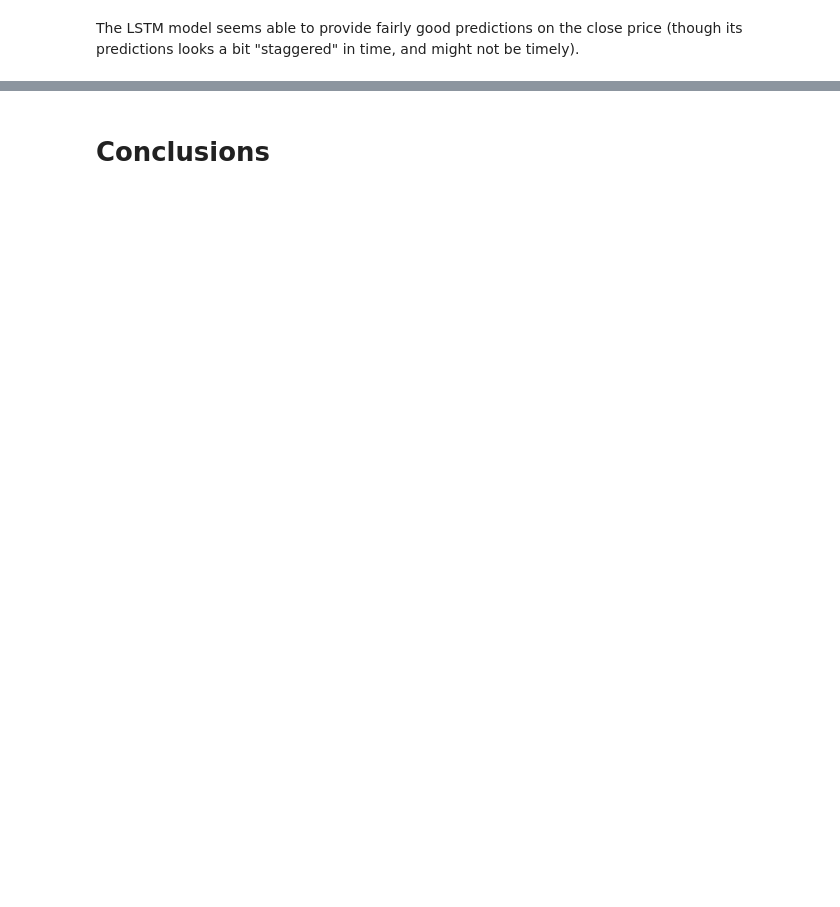
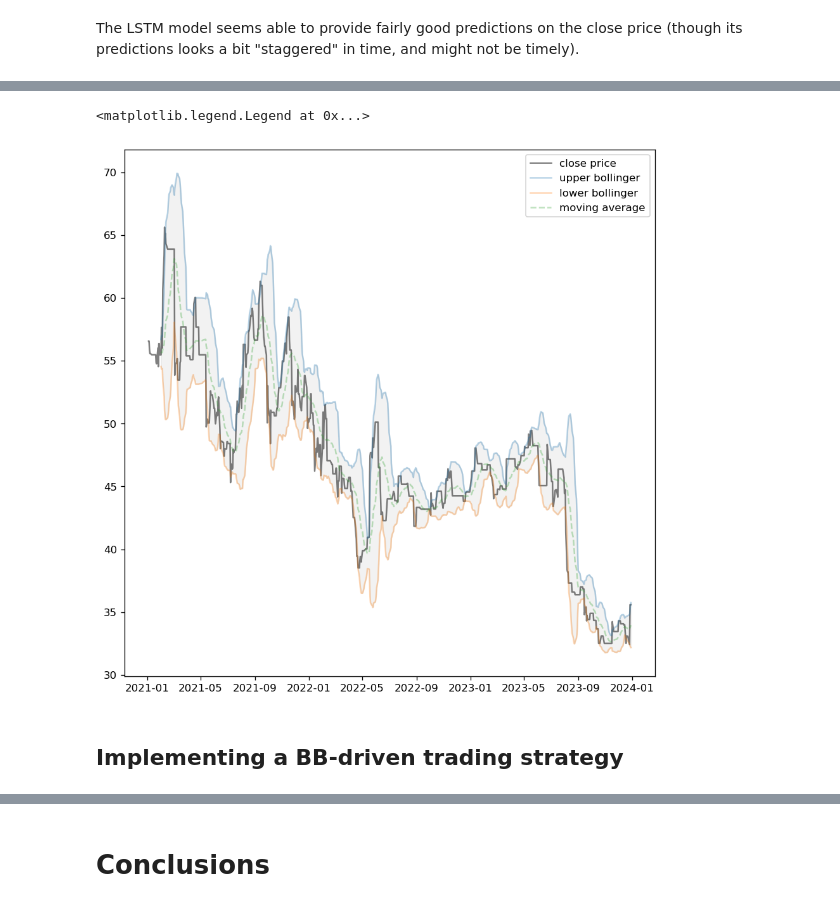
Before and after one commit to robpetrosino/QP7nTcWeEKP6wfon, a Jupyter notebook: notebooks/Apziva_5_ValueInvestor.ipynb, the cells around one changed output, grey strips where cells are left out. Drawn from its saved outputs; the diff is of its cells as text; code cells hidden in the pictures; blank space fills up the shorter version.

```diff
--- a/notebooks/Apziva_5_ValueInvestor.ipynb
+++ b/notebooks/Apziva_5_ValueInvestor.ipynb
@@ -838,0 +873,27 @@ The LSTM model seems able to provide fairly good predictions on the close price
+# %%
+def bollinger_bands(dataset):
+
+   # length: smoothing window length (typically 20)
+   # stdev: number of standard deviations away from MA (typically 2)
+   bb = bbands(close=dataset['Adj Close'], length=20, stdev=2, append=True)
+
+   #add BBs in the dataset
+   dataset['MA'] = bb['BBM_20_2.0']
+   dataset['BU'] = bb['BBU_20_2.0']
+   dataset['BL'] = bb['BBL_20_2.0']
+
+   return dataset
+# %%
+train_data_bollinger = bollinger_bands(train_data)
+# %%
+plt.plot(train_data_bollinger['Date'], train_data_bollinger['Adj Close'], color='black', alpha=0.5, label='close price')
+plt.plot(train_data_bollinger['Date'], train_data_bollinger['BU'], alpha=.3, label='upper bollinger')
+plt.plot(train_data_bollinger['Date'], train_data_bollinger['BL'], alpha=.3, label='lower bollinger')
+plt.plot(train_data_bollinger['Date'], train_data_bollinger['MA'], alpha=.3, linestyle='--', label='moving average')
+plt.fill_between(train_data_bollinger['Date'], train_data_bollinger['BU'], train_data_bollinger['BL'], color='grey', alpha=.1)
+plt.legend(loc='upper right')
+# %% [output]
+<matplotlib.legend.Legend at 0x...>
+[figure, added]
+# %% [markdown]
+## Implementing a BB-driven trading strategy
```
Also changed, not shown: parts of 30 cells of this notebook, 24 other files.
